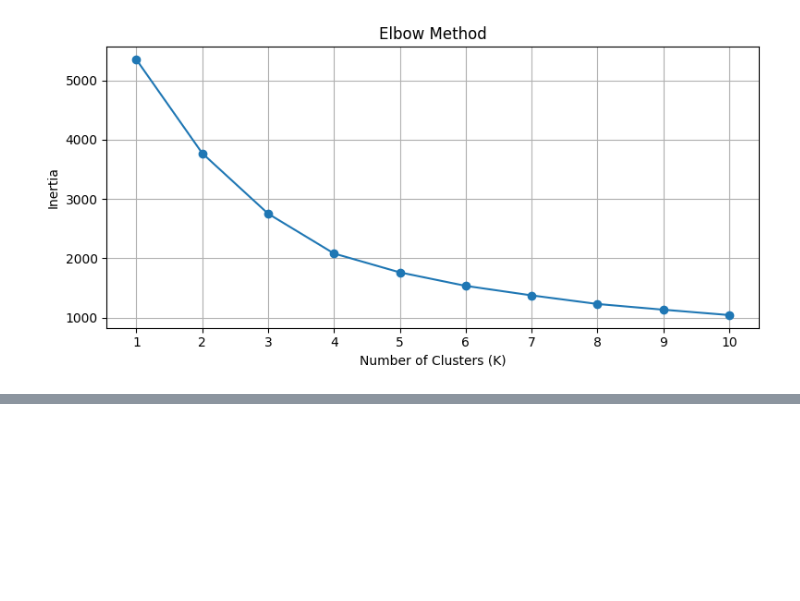
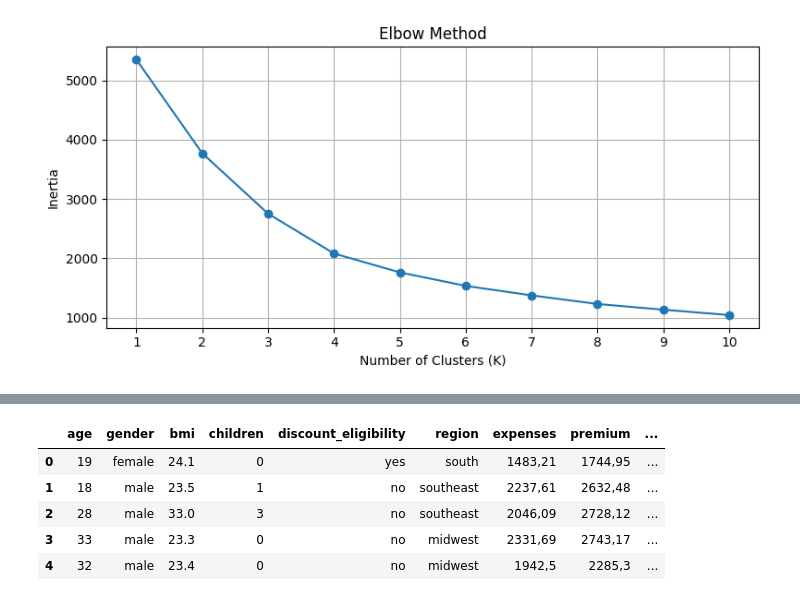
Before and after one commit to renancaetan0/case_health_insurance, a Jupyter notebook: notebooks/health_insurance_clustering.ipynb, the cells around one changed output, grey strips where cells are left out. Cells and saved outputs as stored; diff of their text form; code cells hidden in the pictures; blank space fills up the shorter version.

```diff
--- a/notebooks/health_insurance_clustering.ipynb
+++ b/notebooks/health_insurance_clustering.ipynb
@@ -227,0 +244,9 @@ plt.show()
+# %%
+# =========================================
+# K-Means Clustering
+# =========================================
+
+kmeans_model = KMeans(n_clusters=4, random_state=RANDOM_STATE, n_init=10) # training K-Means with 4 clusters
+kmeans_model.fit(cluster_scaled_df) # fitting on standardized data
+
+base_health_insurance_df['cluster'] = kmeans_model.labels_ # assigning cluster labels to the original dataframe
@@ -227,0 +259,9 @@ plt.show()
+# %%
+display(base_health_insurance_df.head())
+# %% [output]
+|  | age | gender | bmi | children | discount_eligibility | region | expenses | premium | ... |
+| 0 | 19 | female | 24.1 | 0 | yes | south | 1483,21 | 1744,95 | ... |
+| 1 | 18 | male | 23.5 | 1 | no | southeast | 2237,61 | 2632,48 | ... |
+| 2 | 28 | male | 33.0 | 3 | no | southeast | 2046,09 | 2728,12 | ... |
+| 3 | 33 | male | 23.3 | 0 | no | midwest | 2331,69 | 2743,17 | ... |
+| 4 | 32 | male | 23.4 | 0 | no | midwest | 1942,5 | 2285,3 | ... |
```
Also changed, not shown: parts of 3 cells of this notebook.
